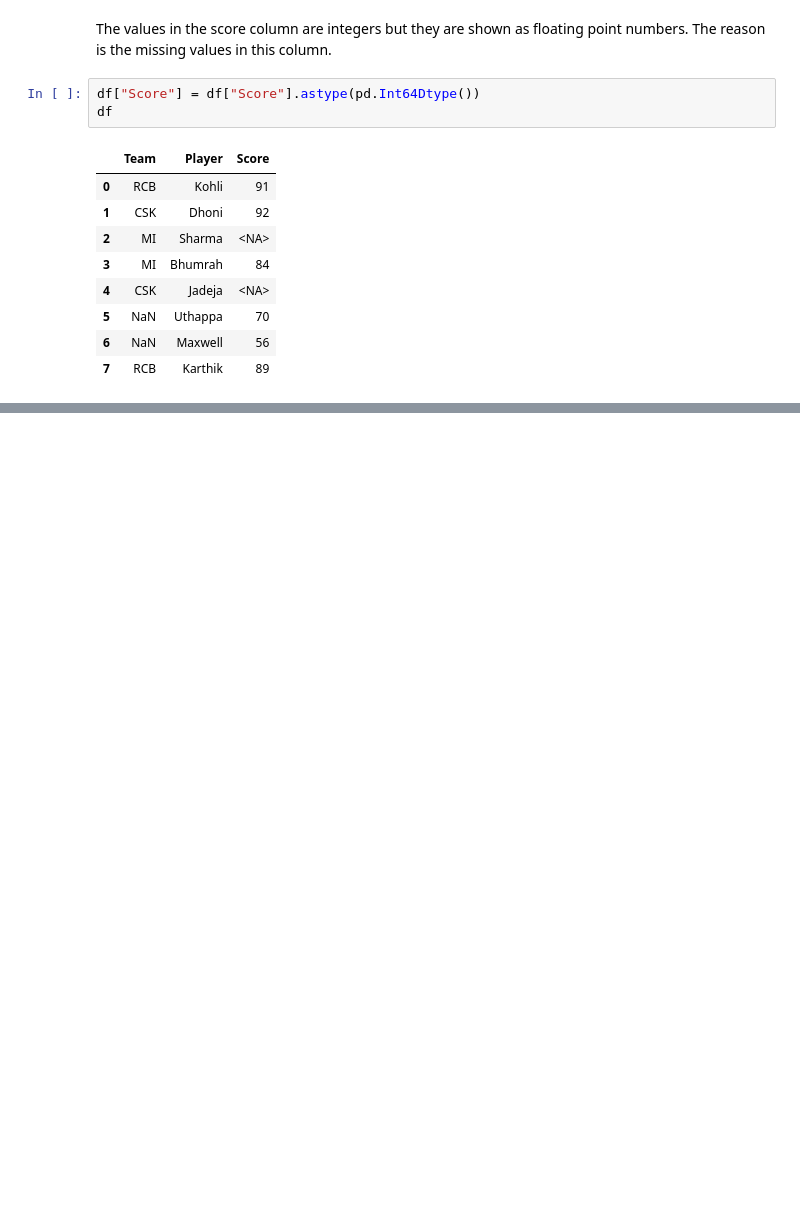
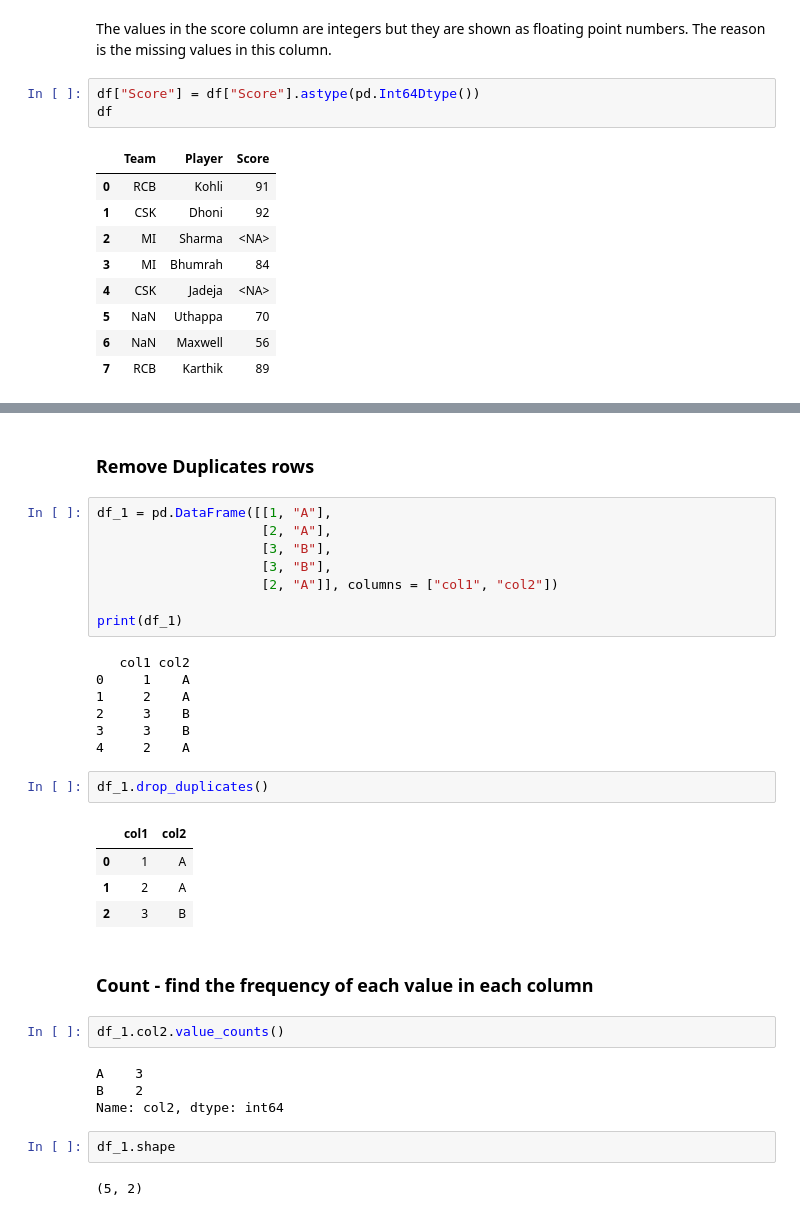
Before and after one commit to 1dhavalpatel/PythonForDS, a Jupyter notebook: CheatSheet-List_Arrary_DF.ipynb, the cells around one changed output, grey strips where cells are left out. Drawn from its saved outputs; the diff is of its cells as text; blank space fills up the shorter version.

```diff
--- a/CheatSheet-List_Arrary_DF.ipynb
+++ b/CheatSheet-List_Arrary_DF.ipynb
@@ -808,0 +939,36 @@ df
+# %% [markdown]
+### Remove Duplicates rows
+# %%
+df_1 = pd.DataFrame([[1, "A"],
+                     [2, "A"],
+                     [3, "B"],
+                     [3, "B"],
+                     [2, "A"]], columns = ["col1", "col2"])
+
+print(df_1)
+# %% [output]
+   col1 col2
+0     1    A
+1     2    A
+2     3    B
+3     3    B
+4     2    A
+# %%
+df_1.drop_duplicates()
+# %% [output]
+|  | col1 | col2 |
+| 0 | 1 | A |
+| 1 | 2 | A |
+| 2 | 3 | B |
+# %% [markdown]
+### Count - find the frequency of each value in each column
+# %%
+df_1.col2.value_counts()
+# %% [output]
+A    3
+B    2
+Name: col2, dtype: int64
+# %%
+df_1.shape
+# %% [output]
+(5, 2)
```
Also changed, not shown: parts of 18 cells of this notebook.
